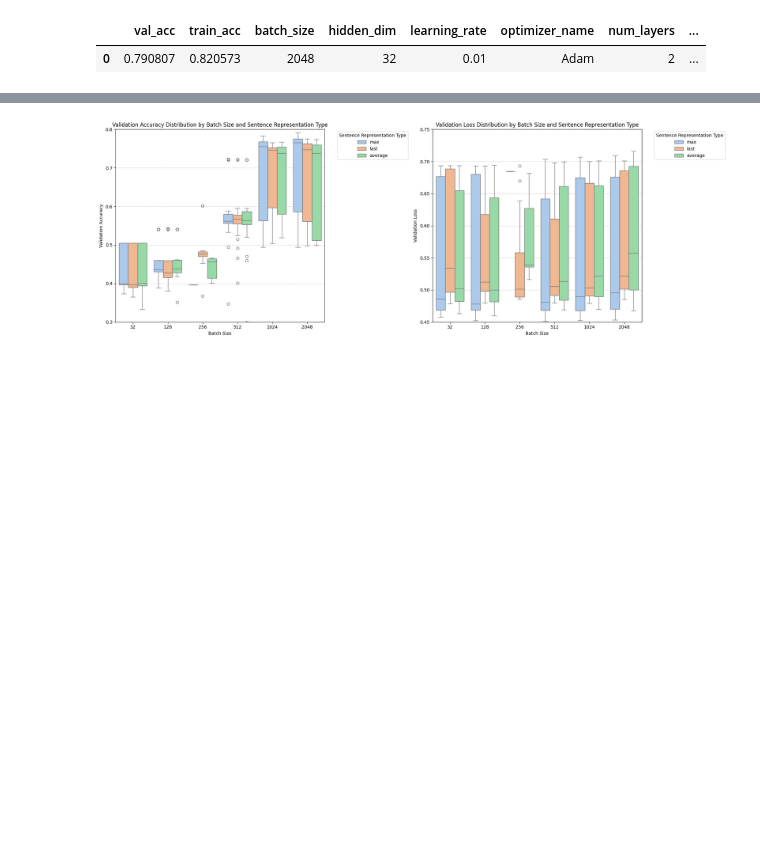
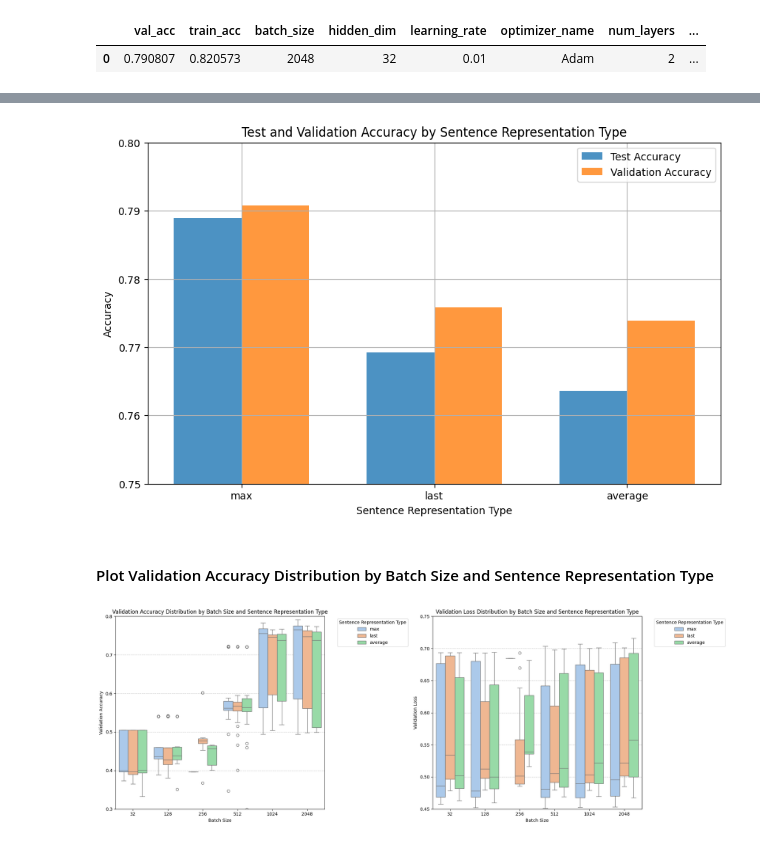
Before and after one commit to xJQx/sc4002-nlp-sentiment-classification, a Jupyter notebook: part2.ipynb, the cells around one changed output, grey strips where cells are left out. Cells and saved outputs as stored; diff of their text form; code cells hidden in the pictures; blank space fills up the shorter version.

Commit message:
Part2 test sentence repre (#12)
* add code to test sentence representation

* add sentence representation test results

```diff
--- a/part2.ipynb
+++ b/part2.ipynb
@@ -207,0 +244,15 @@ best_rnn_model_configuration
+# %%
+from utils.analytics import test_top_n_models, load_tensorboard_logs
+from models.RNN import RNNClassifier
+
+logs = load_tensorboard_logs("tb_logs/rnn_sentence_representation")
+
+test_result_df = test_top_n_models(
+    logs,
+    RNNClassifier,
+    test_dataset,
+    n=3,
+)
+# %%
+test_result_df = test_result_df.sort_values("test_acc", ascending=False).reset_index(drop=True)
+test_result_df
@@ -208,3 +264,33 @@ best_rnn_model_configuration
+# %%
+import matplotlib.pyplot as plt
+
+plt.figure(figsize=(10, 6))
+
+bar_width = 0.35
+index = range(len(test_result_df))
+
+plt.bar(index, test_result_df["test_acc"], bar_width, label="Test Accuracy", alpha=0.8)
+plt.bar(
+    [i + bar_width for i in index],
+    test_result_df["val_acc"],
+    bar_width,
+    label="Validation Accuracy",
+    alpha=0.8,
+)
+
+plt.xlabel("Sentence Representation Type")
+plt.ylabel("Accuracy")
+plt.title("Test and Validation Accuracy by Sentence Representation Type")
+plt.xticks([i + bar_width / 2 for i in index], test_result_df["sentence_representation_type"])
+plt.ylim(0.75, 0.80)
+plt.legend()
+plt.grid(True)
+
+plt.show()
+# %% [output]
+[figure, added]
+# %% [markdown]
+#### Plot Validation Accuracy Distribution by Batch Size and Sentence Representation Type
 # %%
 import seaborn as sns
 import matplotlib.pyplot as plt
```
Also changed, not shown: parts of 5 cells of this notebook.
